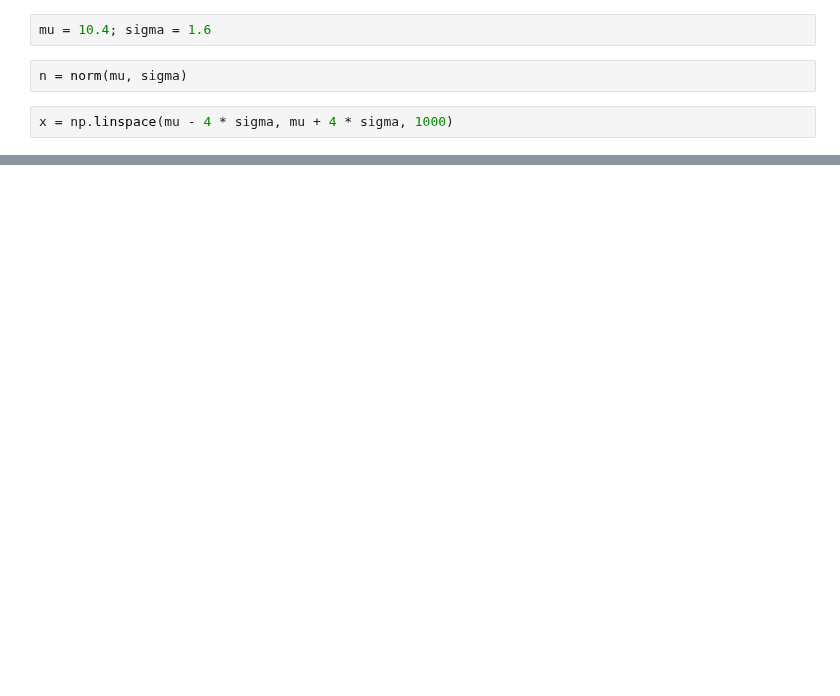
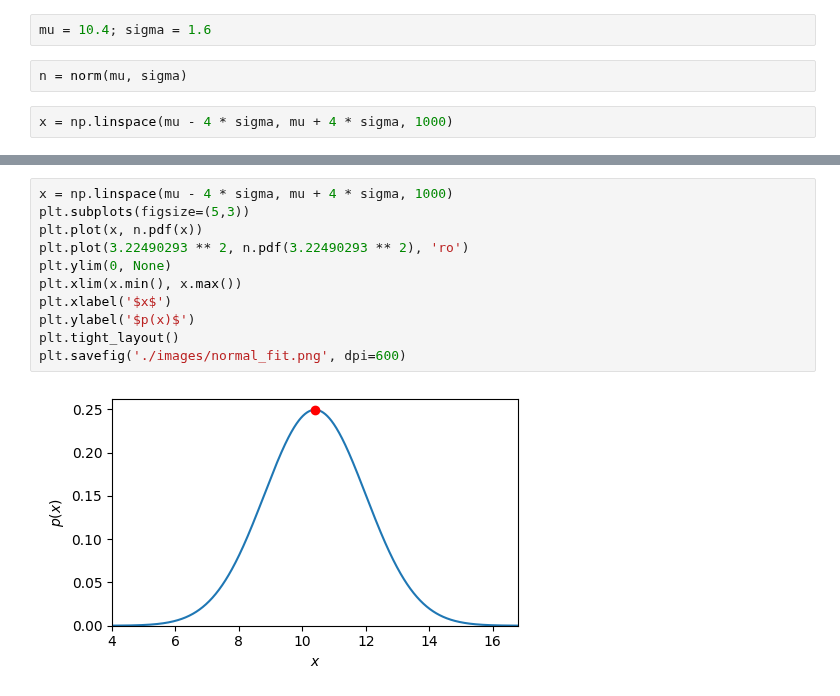
Before and after one commit to ess-dmsc-dram/dmsc-school, a Jupyter notebook: model/make_figures.ipynb, the cells around one changed output, grey strips where cells are left out. Cells and saved outputs as stored; diff of their text form; blank space fills up the shorter version.

```diff
--- a/model/make_figures.ipynb
+++ b/model/make_figures.ipynb
@@ -24,0 +25,13 @@ plt.savefig('./images/normal.png', dpi=600)
+# %%
+x = np.linspace(mu - 4 * sigma, mu + 4 * sigma, 1000)
+plt.subplots(figsize=(5,3))
+plt.plot(x, n.pdf(x))
+plt.plot(3.22490293 ** 2, n.pdf(3.22490293 ** 2), 'ro')
+plt.ylim(0, None)
+plt.xlim(x.min(), x.max())
+plt.xlabel('$x$')
+plt.ylabel('$p(x)$')
+plt.tight_layout()
+plt.savefig('./images/normal_fit.png', dpi=600)
+# %% [output]
+[figure, added]
```
Also changed, not shown: parts of 7 cells of this notebook, 6 other files.
